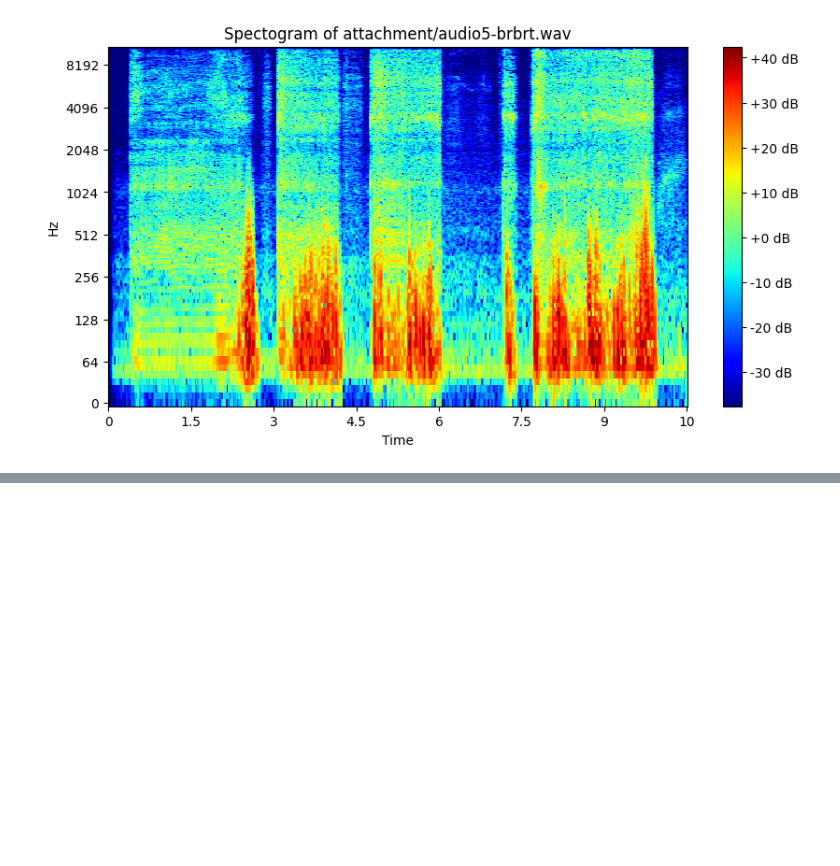
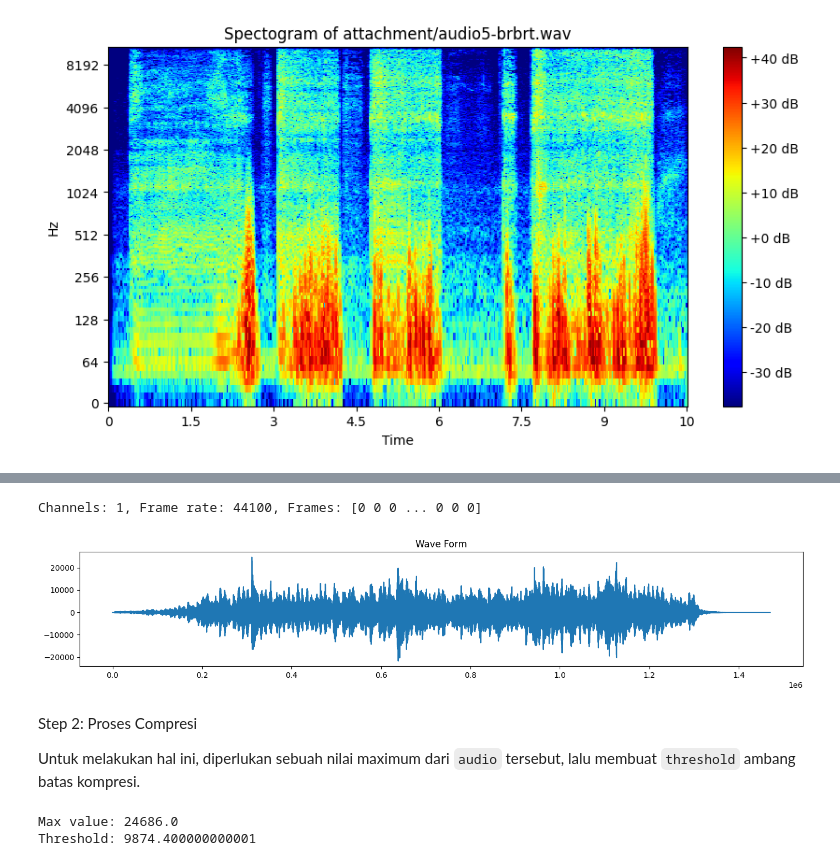
Before and after one commit to archiseino/IF4021, a Jupyter notebook: 121140068_ho1.ipynb, the cells around one changed output, grey strips where cells are left out. Drawn from its saved outputs; the diff is of its cells as text; code cells hidden in the pictures; blank space fills up the shorter version.

```diff
--- a/121140068_ho1.ipynb
+++ b/121140068_ho1.ipynb
@@ -236,0 +344,41 @@ Lalu apakah frekuensi yang tinggi berkorelasi dengan suara (volume) yang besar?
+# %%
+save_path = os.path.join(os.getcwd(), "attachment", "audio2-medium-volume.wav")
+
+if not os.path.exists(file_path):
+    print(f"File {file_path} is not existed, you choose the wrong files fellas")
+    exit()
+
+with wave.open(file_path, "r") as files:
+    audio_frames = files.readframes(-1)
+    sound_data = np.frombuffer(audio_frames, dtype="int16")
+    sampling_rates = files.getframerate()
+    n_channels = files.getnchannels()
+    n_samples = files.getnframes()
+
+print(f"Channels: {n_channels}, Frame rate: {sample_rate}, Frames: {sound_data}")
+
+plt.figure(figsize=(14, 3))
+plt.plot(audio_data)
+plt.title('Wave Form')
+plt.tight_layout()
+plt.show()
+# %% [output]
+Channels: 1, Frame rate: 44100, Frames: [0 0 0 ... 0 0 0]
+[figure, added]
+# %% [markdown]
+Step 2: Proses Compresi
+
+Untuk melakukan hal ini, diperlukan sebuah nilai maximum dari `audio` tersebut, lalu membuat `threshold` ambang batas kompresi.
+# %%
+## Getting the Max value and the Threshold
+max_val = np.max(np.abs(audio_data))
+print(f"Max value: {max_val}")
+
+threshold = 0.4 * max_val
+print(f"Threshold: {threshold}")
+
+## Duplicate the real audio
+compressed_audio_duplicate = audio_data.copy()
+# %% [output]
+Max value: 24686.0
+Threshold: 9874.400000000001
```
Also changed, not shown: parts of 32 cells of this notebook, 18 other files.
